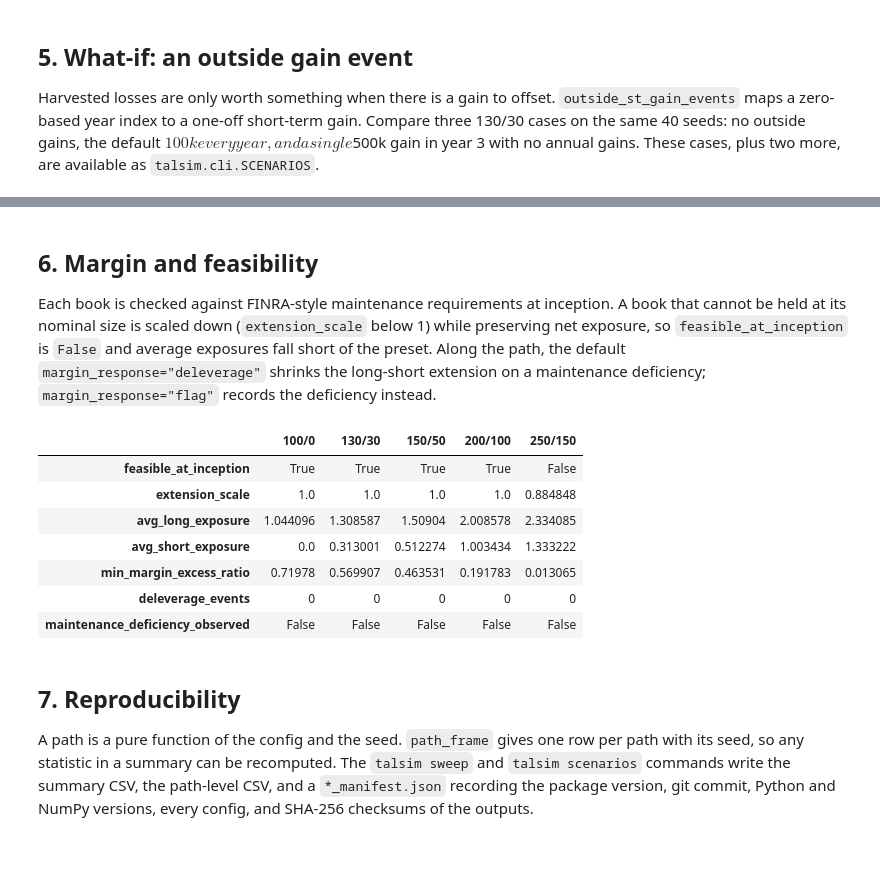
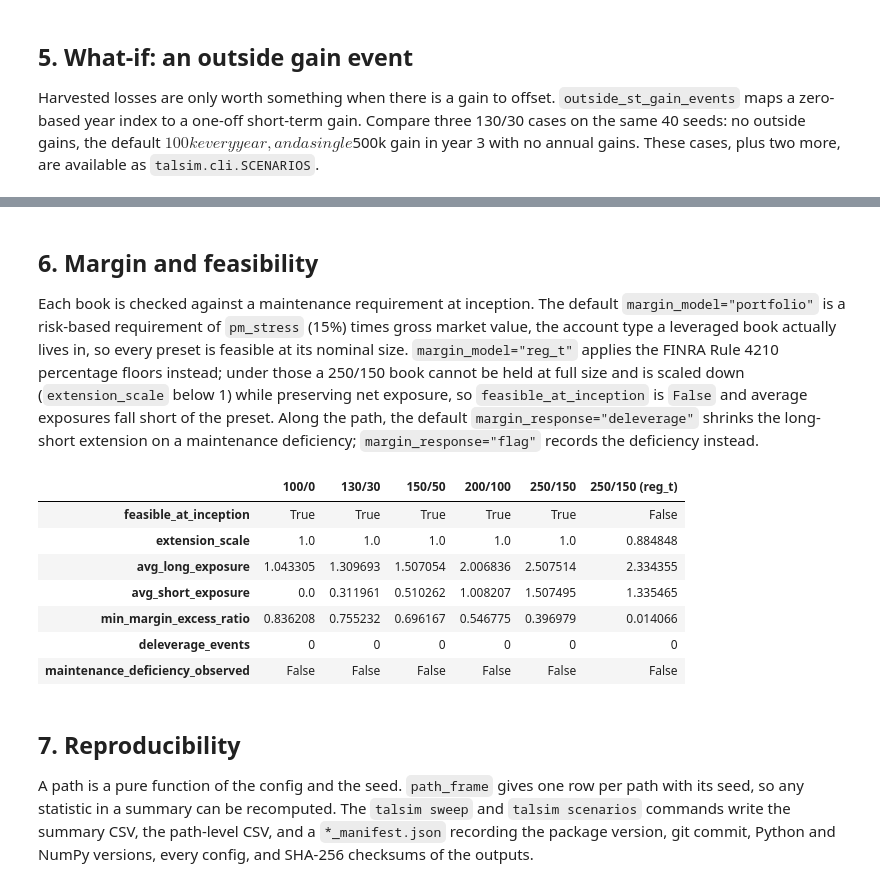
Before and after one commit to engineerinvestor/talsim, a Jupyter notebook: examples/talsim_tutorial.ipynb, the cells around one changed output, grey strips where cells are left out. Cells and saved outputs as stored; diff of their text form; code cells hidden in the pictures; blank space fills up the shorter version.

```diff
--- a/examples/talsim_tutorial.ipynb
+++ b/examples/talsim_tutorial.ipynb
@@ -186,34 +186,37 @@ pd.DataFrame(what_if).round(0)
 # %% [markdown]
 ## 6. Margin and feasibility
 
-Each book is checked against FINRA-style maintenance requirements at inception. A book that cannot be held at its nominal size is scaled down (`extension_scale` below 1) while preserving net exposure, so `feasible_at_inception` is `False` and average exposures fall short of the preset. Along the path, the default `margin_response="deleverage"` shrinks the long-short extension on a maintenance deficiency; `margin_response="flag"` records the deficiency instead.
+Each book is checked against a maintenance requirement at inception. The default `margin_model="portfolio"` is a risk-based requirement of `pm_stress` (15%) times gross market value, the account type a leveraged book actually lives in, so every preset is feasible at its nominal size. `margin_model="reg_t"` applies the FINRA Rule 4210 percentage floors instead; under those a 250/150 book cannot be held at full size and is scaled down (`extension_scale` below 1) while preserving net exposure, so `feasible_at_inception` is `False` and average exposures fall short of the preset. Along the path, the default `margin_response="deleverage"` shrinks the long-short extension on a maintenance deficiency; `margin_response="flag"` records the deficiency instead.
 # %%
 from talsim import BOOK_PRESETS
 
 margin_fields = [
     "feasible_at_inception",
     "extension_scale",
     "avg_long_exposure",
     "avg_short_exposure",
     "min_margin_excess_ratio",
     "deleverage_events",
     "maintenance_deficiency_observed",
 ]
 rows = {}
 for book in BOOK_PRESETS:
     r = run_path(cfg.with_book(book), seed=7)
     rows[book] = {name: getattr(r, name) for name in margin_fields}
+# The same 250/150 book under Reg T percentage floors runs as roughly 233/133.
+reg_t = dataclasses.replace(cfg.with_book("250/150"), margin_model="reg_t")
+rows["250/150 (reg_t)"] = {name: getattr(run_path(reg_t, seed=7), name) for name in margin_fields}
 
 pd.DataFrame(rows)
 # %% [output]
-|  | 100/0 | 130/30 | 150/50 | 200/100 | 250/150 |
-| feasible_at_inception | True | True | True | True | False |
-| extension_scale | 1.0 | 1.0 | 1.0 | 1.0 | 0.884848 |
-| avg_long_exposure | 1.044096 | 1.308587 | 1.50904 | 2.008578 | 2.334085 |
-| avg_short_exposure | 0.0 | 0.313001 | 0.512274 | 1.003434 | 1.333222 |
-| min_margin_excess_ratio | 0.71978 | 0.569907 | 0.463531 | 0.191783 | 0.013065 |
-| deleverage_events | 0 | 0 | 0 | 0 | 0 |
-| maintenance_deficiency_observed | False | False | False | False | False |
+|  | 100/0 | 130/30 | 150/50 | 200/100 | 250/150 | 250/150 (reg_t) |
+| feasible_at_inception | True | True | True | True | True | False |
+| extension_scale | 1.0 | 1.0 | 1.0 | 1.0 | 1.0 | 0.884848 |
+| avg_long_exposure | 1.043305 | 1.309693 | 1.507054 | 2.006836 | 2.507514 | 2.334355 |
+| avg_short_exposure | 0.0 | 0.311961 | 0.510262 | 1.008207 | 1.507495 | 1.335465 |
+| min_margin_excess_ratio | 0.836208 | 0.755232 | 0.696167 | 0.546775 | 0.396979 | 0.014066 |
+| deleverage_events | 0 | 0 | 0 | 0 | 0 | 0 |
+| maintenance_deficiency_observed | False | False | False | False | False | False |
 # %% [markdown]
 ## 7. Reproducibility
 
```
Also changed, not shown: parts of 8 cells of this notebook, 18 other files.
